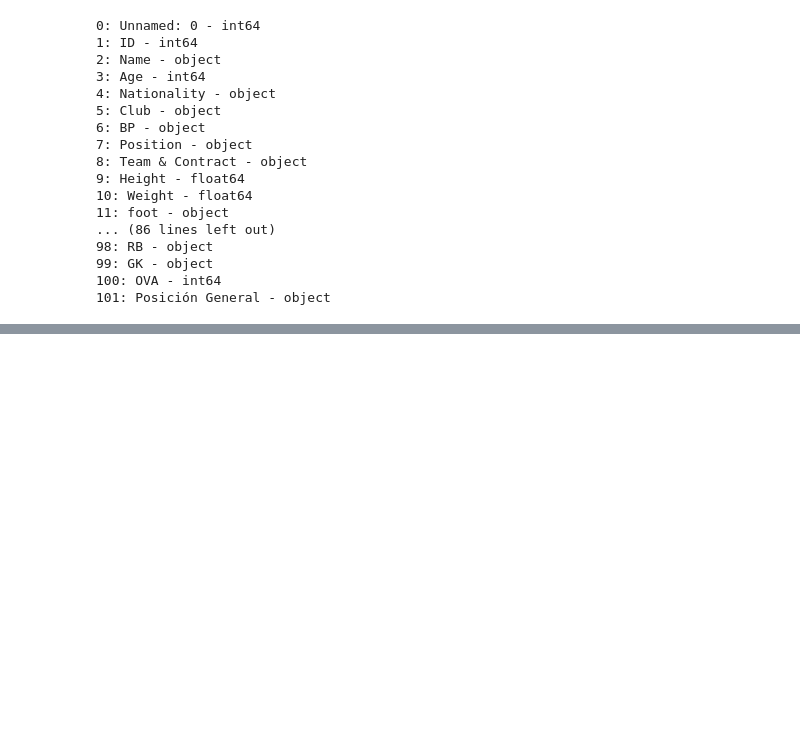
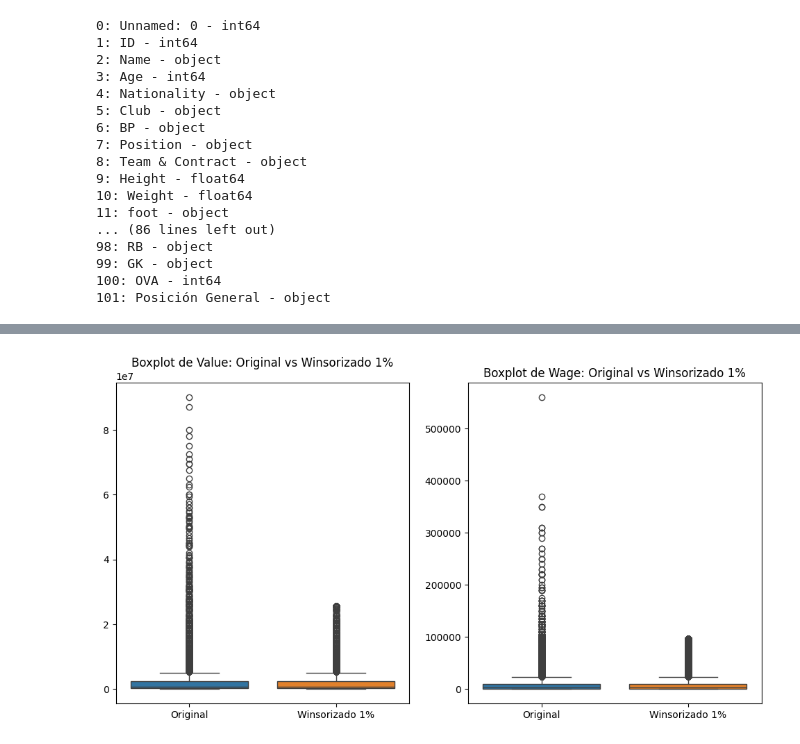
Before and after one commit to javigs712/ironhack-bootcamp, a Jupyter notebook: 1.- Python y DataFrames/Ejercicios_fifa_Limpieza_analisis_datos-JAVIER.ipynb, the cells around one changed output, grey strips where cells are left out. Saved outputs shown, nothing was run; the diff lists cells and outputs as text; code cells hidden in the pictures; blank space fills up the shorter version.

```diff
--- a/1.- Python y DataFrames/Ejercicios_fifa_Limpieza_analisis_datos-JAVIER.ipynb
+++ b/1.- Python y DataFrames/Ejercicios_fifa_Limpieza_analisis_datos-JAVIER.ipynb
@@ -485,0 +604,8 @@ for i, col in enumerate(df_fifa.columns):
+# %%
+# Winsorizamos y aseguramos que el resultado sea un array NumPy
+df_fifa["Value_winsor_1"] = np.array(winsorize(df_fifa["Value"].values, limits=[0.01, 0.01]))
+df_fifa["Wage_winsor_1"] = np.array(winsorize(df_fifa["Wage"].values, limits=[0.01, 0.01]))
+
+# Revisamos si la winsorización tuvo efecto
+print(df_fifa[['Value', 'Value_winsor_1']].describe())
+print(df_fifa[['Wage', 'Wage_winsor_1']].describe())
@@ -485,0 +631,20 @@ for i, col in enumerate(df_fifa.columns):
+# %%
+#Comparemos los graficos winsorizando al 1%.
+
+plt.figure(figsize=(12, 6))
+
+# Boxplot para Value antes y después de winsorización al 1%
+plt.subplot(1, 2, 1)
+sns.boxplot(data=[df_fifa["Value"], df_fifa["Value_winsor_1"]])
+plt.xticks([0, 1], ["Original", "Winsorizado 1%"])
+plt.title("Boxplot de Value: Original vs Winsorizado 1%")
+
+# Boxplot para Wage antes y después de winsorización al 1%
+plt.subplot(1, 2, 2)
+sns.boxplot(data=[df_fifa["Wage"], df_fifa["Wage_winsor_1"]])
+plt.xticks([0, 1], ["Original", "Winsorizado 1%"])
+plt.title("Boxplot de Wage: Original vs Winsorizado 1%")
+
+plt.show()
+# %% [output]
+[figure, added]
```
Also changed, not shown: parts of 30 cells of this notebook.
